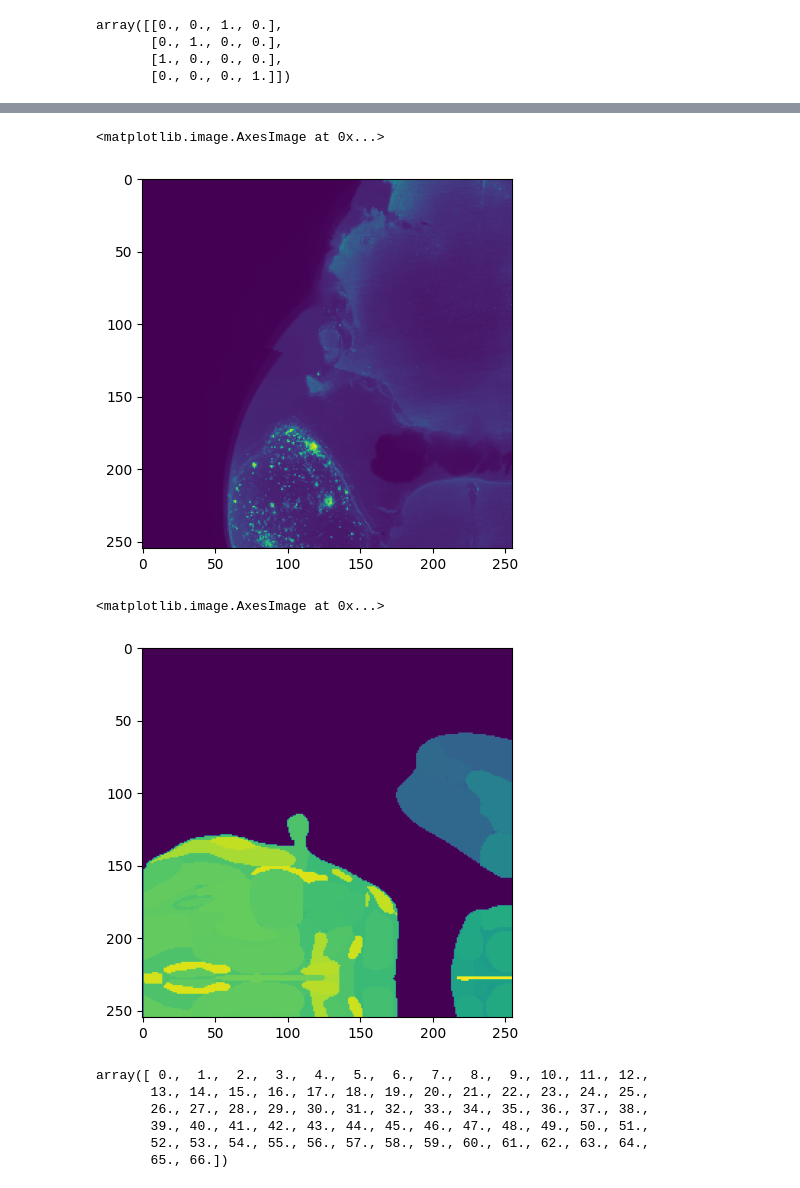
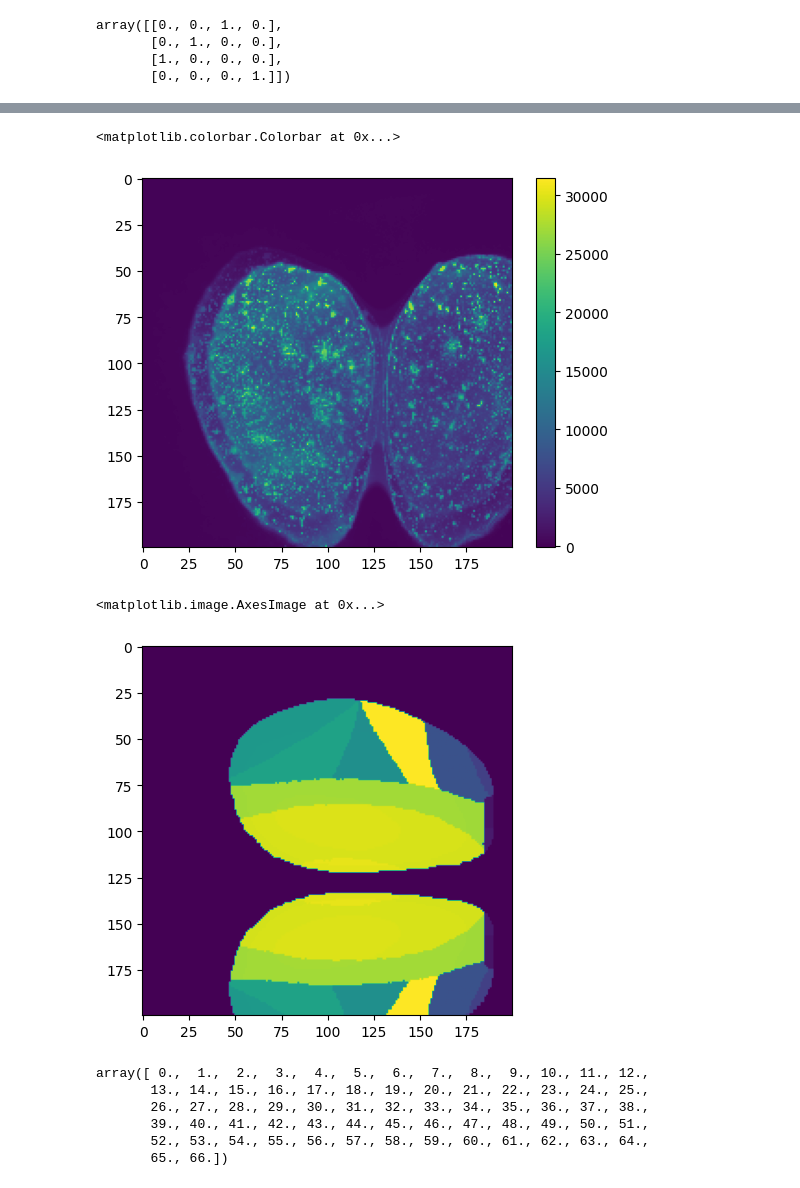
Before and after one commit to khanlab/SPIMquant, a Jupyter notebook: spimquant/WIP_xfm_hires.ipynb, the cells around one changed output, grey strips where cells are left out. Cells and saved outputs as stored; diff of their text form; code cells hidden in the pictures.

```diff
--- a/spimquant/WIP_xfm_hires.ipynb
+++ b/spimquant/WIP_xfm_hires.ipynb
@@ -79,11 +69,13 @@ dseg_darr
 # %% [output]
 | Array Chunk Bytes 587.81 MiB 126.... |  |
 # %%
+# 0. reorder_xfm -- changes from z,y,x to x,y,z ordering
+reorder_xfm = np.eye(4)
+reorder_xfm[:3,:3] = np.flip(reorder_xfm[:3,:3],axis=0) #reorders z-y-x to x-y-z and vice versa
+
 # 1. scaling_xfm (vox2ras in spim space)
 #note: zarr uses z,y,x ordering, we reverse this for nifti; also the negation to flip
 # this matches what the ome_zarr_to_nii affine has
-reorder_xfm = np.eye(4)
-reorder_xfm[:3,:3] = np.flip(np.eye(3),axis=0) #reorders z-y-x to x-y-z and vice versa
 
 scaling_xfm = np.eye(4)
 scaling_xfm[0,0]=-transforms[0]['scale'][-1] #x  # 0-index in transforms is the first (and only) transform
@@ -93,13 +85,12 @@ scaling_xfm[2,2]=-transforms[0]['scale'][-3] #z
 # 2. affine_inv_xfm (from registration, takes points from spim ras to template ras)
 affine_inv_xfm = np.linalg.inv(np.loadtxt(in_xfm))
 
-
-
 # 3. ras2vox in template space
 ras2vox = np.linalg.inv(dseg_nib.affine)
 
-# concatenate all three
-concat_xfm_spim_to_template = ras2vox @ affine_inv_xfm @ scaling_xfm
+# concatenate all three, then what we want is the inverse of this
+concat_xfm_spim_to_template = ras2vox @ affine_inv_xfm @ scaling_xfm @ reorder_xfm
+
 concat_xfm_template_to_spim = np.linalg.inv(concat_xfm_spim_to_template)
 # %%
 scaling_xfm
@@ -291,13 +274,20 @@ plt.imshow(flo_vol[:,:,30])
 # %%
-plt.imshow(interpolated_vol[:,:,50])
+import matplotlib.pyplot as plt
+#interpolated_vol_flip=np.flip(np.flip(interpolated_vol,axis=0),axis=1)
+interpolated_vol_mvax=np.moveaxis(interpolated_vol,(0,1,2),(1,0,2))
+plt.imshow(interpolated_vol_mvax[:,:,199])
+plt.colorbar()
+#interpolated_vol.shape
 # %% [output]
-<matplotlib.image.AxesImage at 0x...>
+<matplotlib.colorbar.Colorbar at 0x...>
-[figure, old version]
+[figure, new version]
 # %%
-plt.imshow(dseg_vol[:255,:255,50])
+dseg_crop = dseg_vol[100:300,100:300,100:300]
+
+plt.imshow(dseg_crop[:,:,199])
 # %% [output]
 <matplotlib.image.AxesImage at 0x...>
-[figure, old version]
+[figure, new version]
 # %%
 grid_points[0]
 # %% [output]
```
Also changed, not shown: parts of 15 cells of this notebook.
